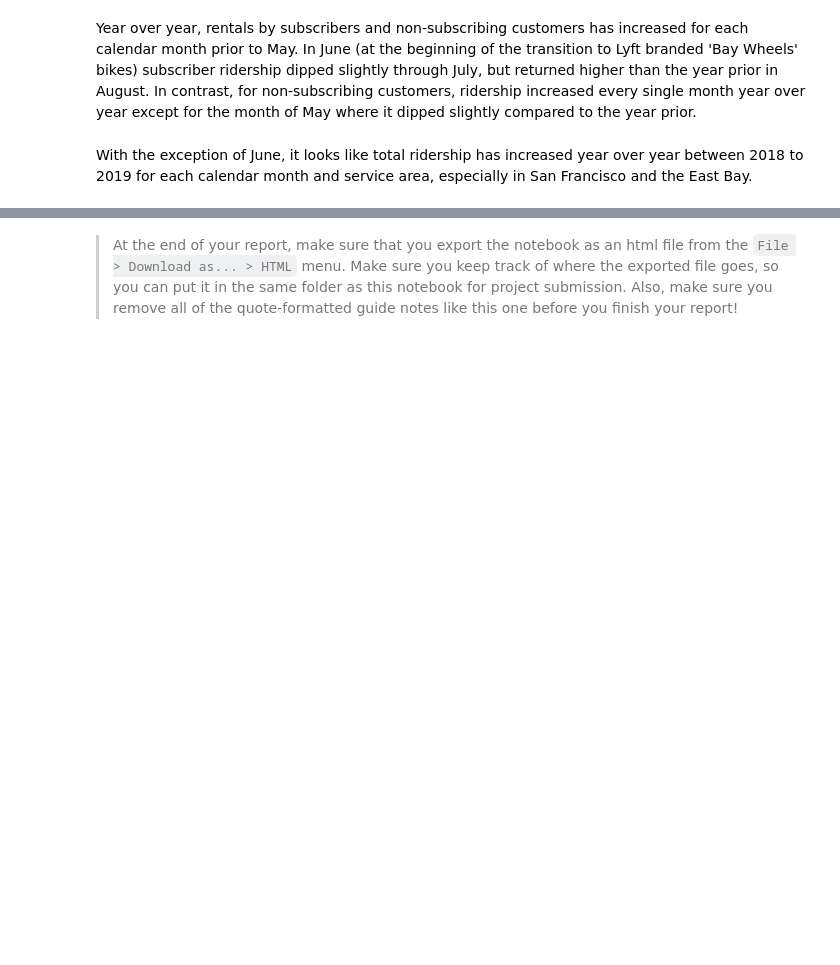
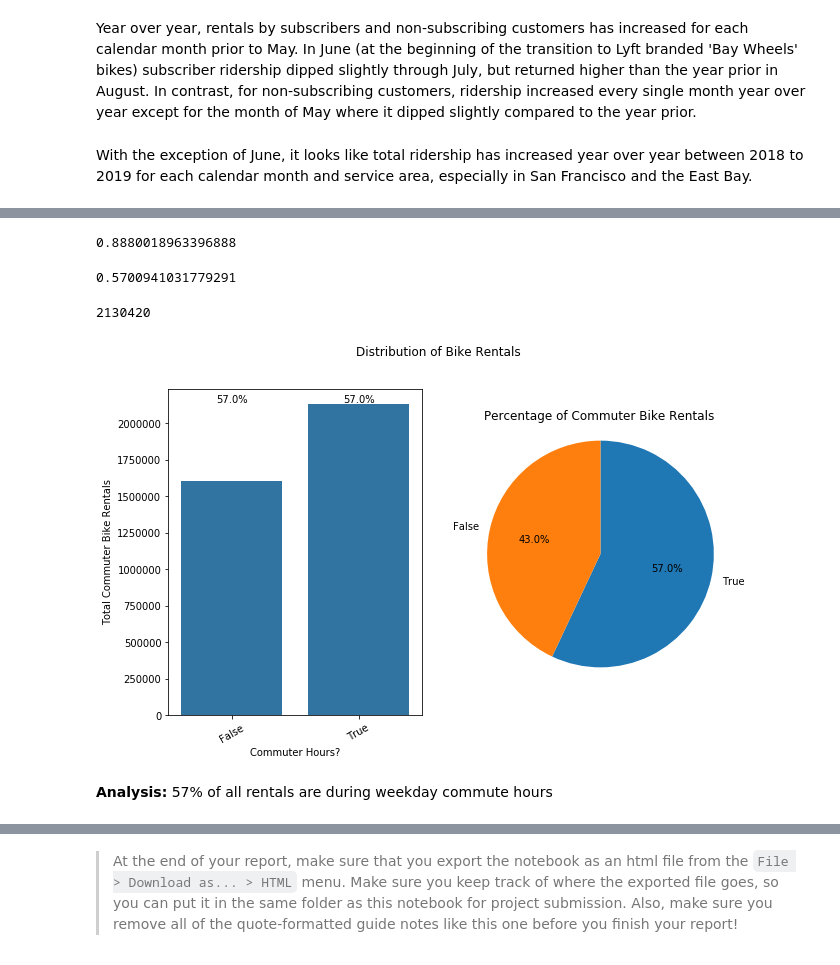
Before and after one commit to jerrycyip/Analysis_Lyft_Bay_Wheels_System_Data, a Jupyter notebook: lyft_bay_wheels_exploratory_analysis.ipynb, the cells around one changed output, grey strips where cells are left out. Saved outputs shown, nothing was run; the diff lists cells and outputs as text; code cells hidden in the pictures; blank space fills up the shorter version.

Commit message:
Updated analysis and reordering cells for clarity

```diff
--- a/lyft_bay_wheels_exploratory_analysis.ipynb
+++ b/lyft_bay_wheels_exploratory_analysis.ipynb
@@ -3126,0 +3374,6 @@ With the exception of June, it looks like total ridership has increased year ove
+# %%
+bike_commute_hrs = bike_clean.query('(start_hour >=6 & end_hour <10) or (start_hour >=15 & end_hour < 20)')
+weekdays = ['Monday', 'Tuesday', 'Wednesday', 'Thursday', 'Friday']
+bike_commute_hrs = bike_commute_hrs[bike_commute_hrs.start_day.isin(weekdays)]
+bike_commute_hrs = bike_commute_hrs.query('start_day == end_day')
+bike_commute_hrs.sample(5)
@@ -3126,0 +3388,4 @@ With the exception of June, it looks like total ridership has increased year ove
+# %%
+bike_commute_hrs.query('user_type == "Subscriber"').shape[0]/bike_commute_hrs.shape[0]
+# %% [output]
+0.8880018963396888
@@ -3126,0 +3394,49 @@ With the exception of June, it looks like total ridership has increased year ove
+# %%
+# Let's create a commute_hr column to identify which rentals are during commute hours
+bike_clean['commute_hr'] = 'non-commute'
+bike_clean.loc[list(bike_commute_hrs.index), ['commute_hr']] = 'commute'
+# %%
+bike_clean.query('commute_hr == True').shape[0]/bike_clean.shape[0]
+# %% [output]
+0.5700941031779291
+# %%
+bike_clean['commute_hr'].value_counts()[True]
+# %% [output]
+2130420
+# %%
+plt.figure(figsize=(10,6))
+plt.subplot(1,2,1)
+base_color = sns.color_palette()[0]
+sns.countplot(data = bike_clean, x='commute_hr', color = base_color);
+
+plt.ylabel('Total Commuter Bike Rentals')
+plt.xlabel('Commuter Hours?')
+plt.suptitle('Distribution of Bike Rentals')
+plt.xticks(rotation = 30);
+
+# add annotations
+n_points = bike_clean.shape[0]
+user_counts = bike_clean['commute_hr'].value_counts()
+locs, labels = plt.xticks() # get the current tick locations and labels
+
+# loop through each pair of locations and labels
+for loc, label in zip(locs, labels):
+
+    # get the text property for the label to get the correct count
+    count = user_counts[bool(label.get_text())]
+    pct_string = '{:0.1f}%'.format(100*count/n_points)
+
+    # print the annotation just above the top of the bar
+    plt.text(loc, count+10000, pct_string, ha = 'center', color = 'black')
+
+# Alternatively we can provide a pie chart visualization
+plt.subplot(1,2,2)
+user_counts = bike_clean['commute_hr'].value_counts()
+plt.pie(user_counts, labels = user_counts.index, autopct='%1.1f%%', startangle = 90,
+        counterclock = False);
+plt.axis('square')
+plt.title('Percentage of Commuter Bike Rentals');
+# %% [output]
+[figure, added]
+# %% [markdown]
+**Analysis:**  57% of all rentals are during weekday commute hours
```
Also changed, not shown: parts of 167 cells of this notebook.
